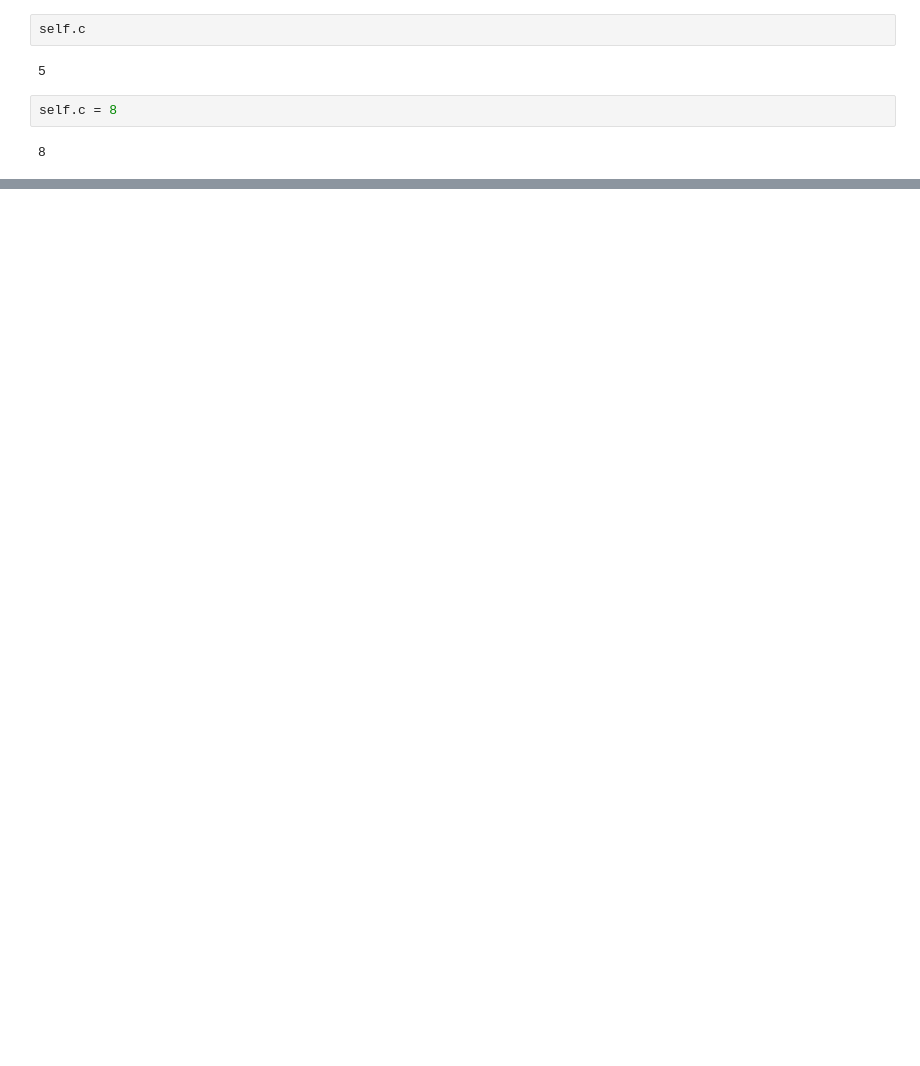
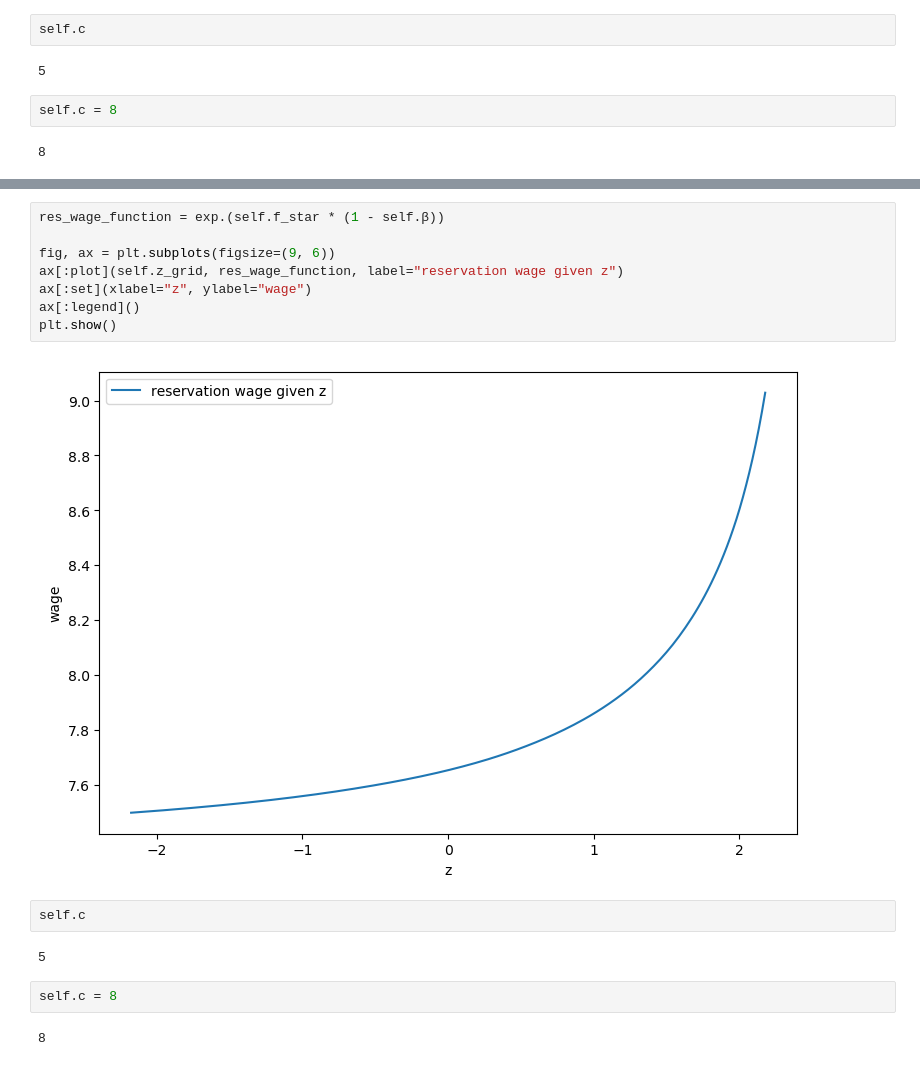
Before and after one commit to QuantEcon/columbia_mini_course, a Jupyter notebook: day3/Julia/job_search/js_sandpit.ipynb, the cells around one changed output, grey strips where cells are left out. Cells and saved outputs as stored; diff of their text form; blank space fills up the shorter version.

```diff
--- a/day3/Julia/job_search/js_sandpit.ipynb
+++ b/day3/Julia/job_search/js_sandpit.ipynb
@@ -77,0 +120,18 @@ plt.show()
+# %%
+res_wage_function = exp.(self.f_star * (1 - self.β))
+
+fig, ax = plt.subplots(figsize=(9, 6))
+ax[:plot](self.z_grid, res_wage_function, label="reservation wage given z")
+ax[:set](xlabel="z", ylabel="wage")
+ax[:legend]()
+plt.show()
+# %% [output]
+[figure, added]
+# %%
+self.c
+# %% [output]
+5
+# %%
+self.c = 8
+# %% [output]
+8
```
Also changed, not shown: parts of 10 cells of this notebook, 1 other file.
